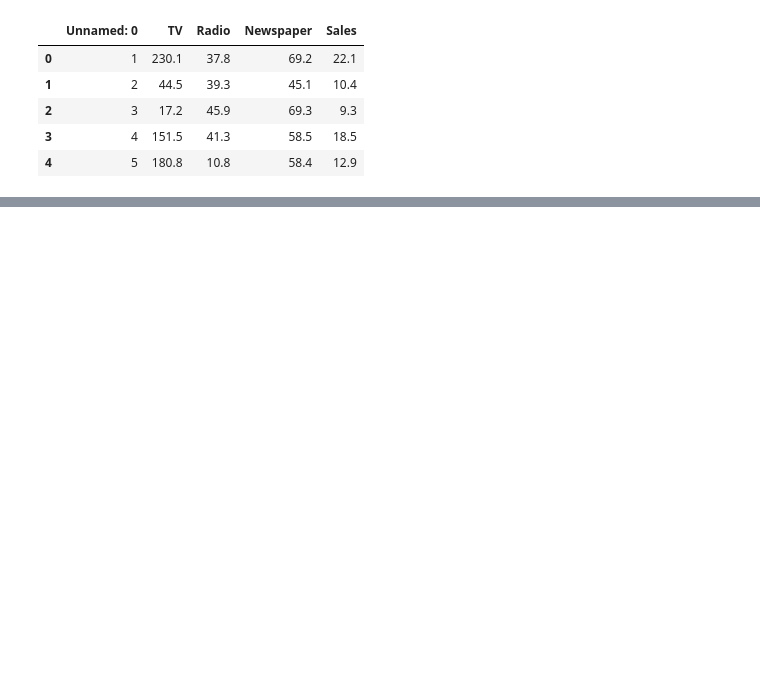
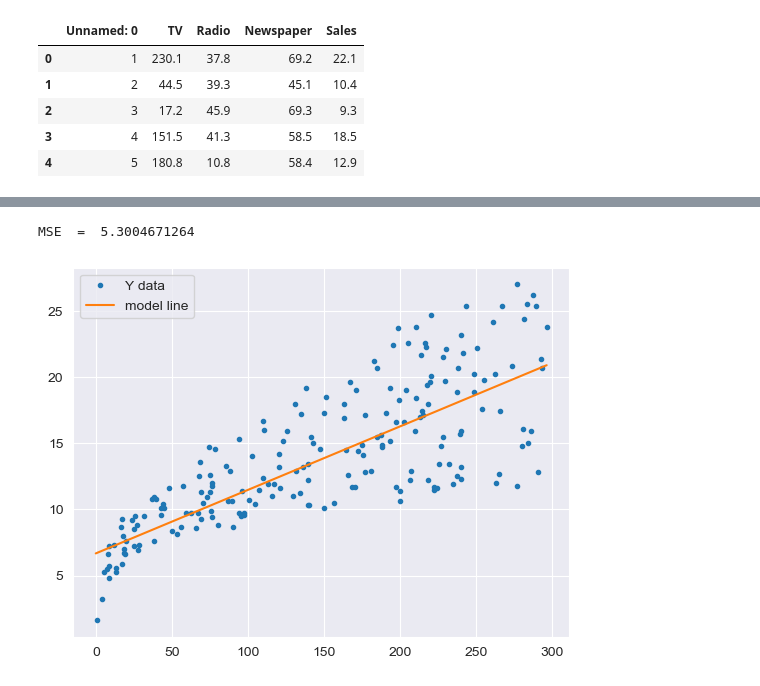
Before and after one commit to AleChiquito/MSc_AI_Projects, a Jupyter notebook: Deep_learning/Exercises/Advertising/regression_lineal.ipynb, the cells around one changed output, grey strips where cells are left out. Saved outputs shown, nothing was run; the diff lists cells and outputs as text; code cells hidden in the pictures; blank space fills up the shorter version.

```diff
--- a/Deep_learning/Exercises/Advertising/regression_lineal.ipynb
+++ b/Deep_learning/Exercises/Advertising/regression_lineal.ipynb
@@ -13,0 +62,6 @@ data.head()
+# %%
+theta_0, theta_1 = 80, 0.05
+mse_value = 0
+x = data['TV']
+y = data['Sales']
+m = len(x)
@@ -13,0 +74,28 @@ data.head()
+# %%
+#Sebastian
+def MSE(h, Y):
+  return np.sum((h - Y) ** 2) / (2 * (len(h)))
+
+def aplica_hipotesis(X, theta_0, theta_1):
+  return theta_1 * X + theta_0
+
+def cal_costo(X, Y, theta_0, theta_1):
+  h = aplica_hipotesis(X, theta_0, theta_1)
+  cost = MSE(h, Y)
+  return h, cost
+# %%
+#Sebastian
+def plot(X, Y, theta_0, theta_1):
+  x = np.linspace(0, X.max(), len(X))
+  plt.plot(X, Y, marker='.', linestyle='none', label='Y data')
+  plt.plot(x, aplica_hipotesis(x, theta_0, theta_1), label='model line')
+  plt.legend(loc="upper left")
+  plt.show()
+theta_0, theta_1 = 6.67, 0.048
+X, Y = data['TV'].to_numpy(),data["Sales"].to_numpy()
+h, cost = cal_costo(X, Y, theta_0, theta_1)
+print('MSE  = ', cost)
+plot(X, Y, theta_0, theta_1)
+# %% [output]
+MSE  =  5.3004671264
+[figure, added]
```
Also changed, not shown: parts of 9 cells of this notebook, 11 other files.
